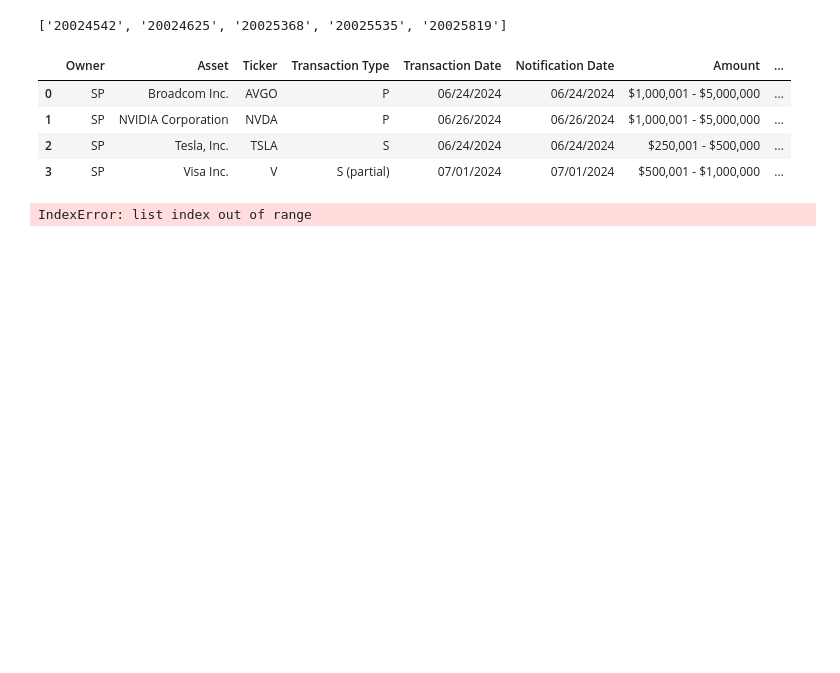
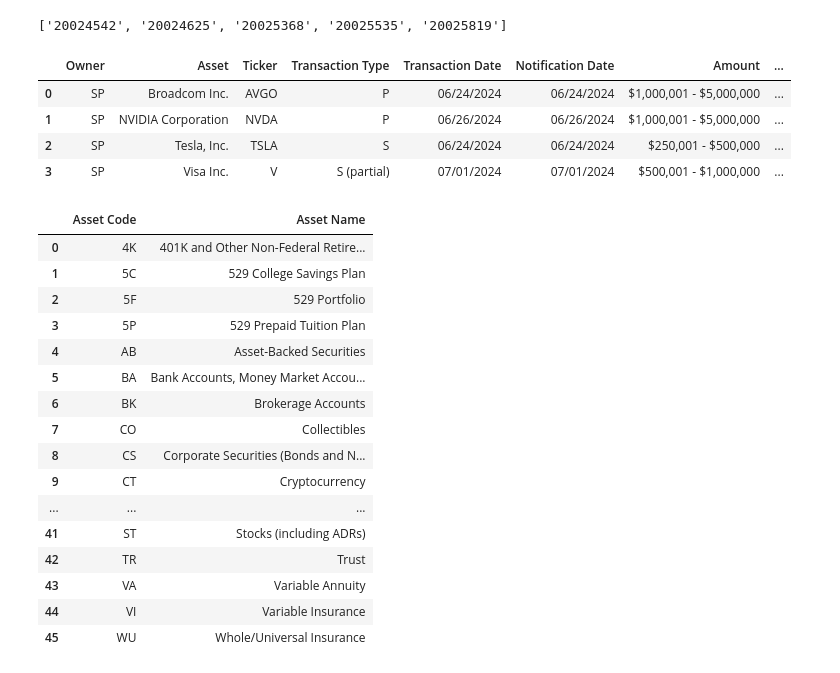
Before and after one commit to Lawrence908/capitolscope, a Jupyter notebook: congressTrades.ipynb, the cells around one changed output. Cells and saved outputs as stored; diff of their text form; code cells hidden in the pictures; blank space fills up the shorter version.

```diff
--- a/congressTrades.ipynb
+++ b/congressTrades.ipynb
@@ -109,6 +109,24 @@ for record in manifest[2:3]:
 | 2 | SP | Tesla, Inc. | TSLA | S | 06/24/2024 | 06/24/2024 | $250,001 - $500,000 | ... |
 | 3 | SP | Visa Inc. | V | S (partial) | 07/01/2024 | 07/01/2024 | $500,001 - $1,000,000 | ... |
 # %%
-ct.download_and_parse_pdf("20025620")
+ct.download_and_parse_pdf("10056743")
-# %% [output]
-IndexError: list index out of range
+# %%
+ct.get_asset_type_df()
+# %% [output]
+|  | Asset Code | Asset Name |
+| 0 | 4K | 401K and Other Non-Federal Retire... |
+| 1 | 5C | 529 College Savings Plan |
+| 2 | 5F | 529 Portfolio |
+| 3 | 5P | 529 Prepaid Tuition Plan |
+| 4 | AB | Asset-Backed Securities |
+| 5 | BA | Bank Accounts, Money Market Accou... |
+| 6 | BK | Brokerage Accounts |
+| 7 | CO | Collectibles |
+| 8 | CS | Corporate Securities (Bonds and N... |
+| 9 | CT | Cryptocurrency |
+| ... | ... | ... |
+| 41 | ST | Stocks (including ADRs) |
+| 42 | TR | Trust |
+| 43 | VA | Variable Annuity |
+| 44 | VI | Variable Insurance |
+| 45 | WU | Whole/Universal Insurance |
```
Also changed, not shown: parts of 3 cells of this notebook, 2 other files.
